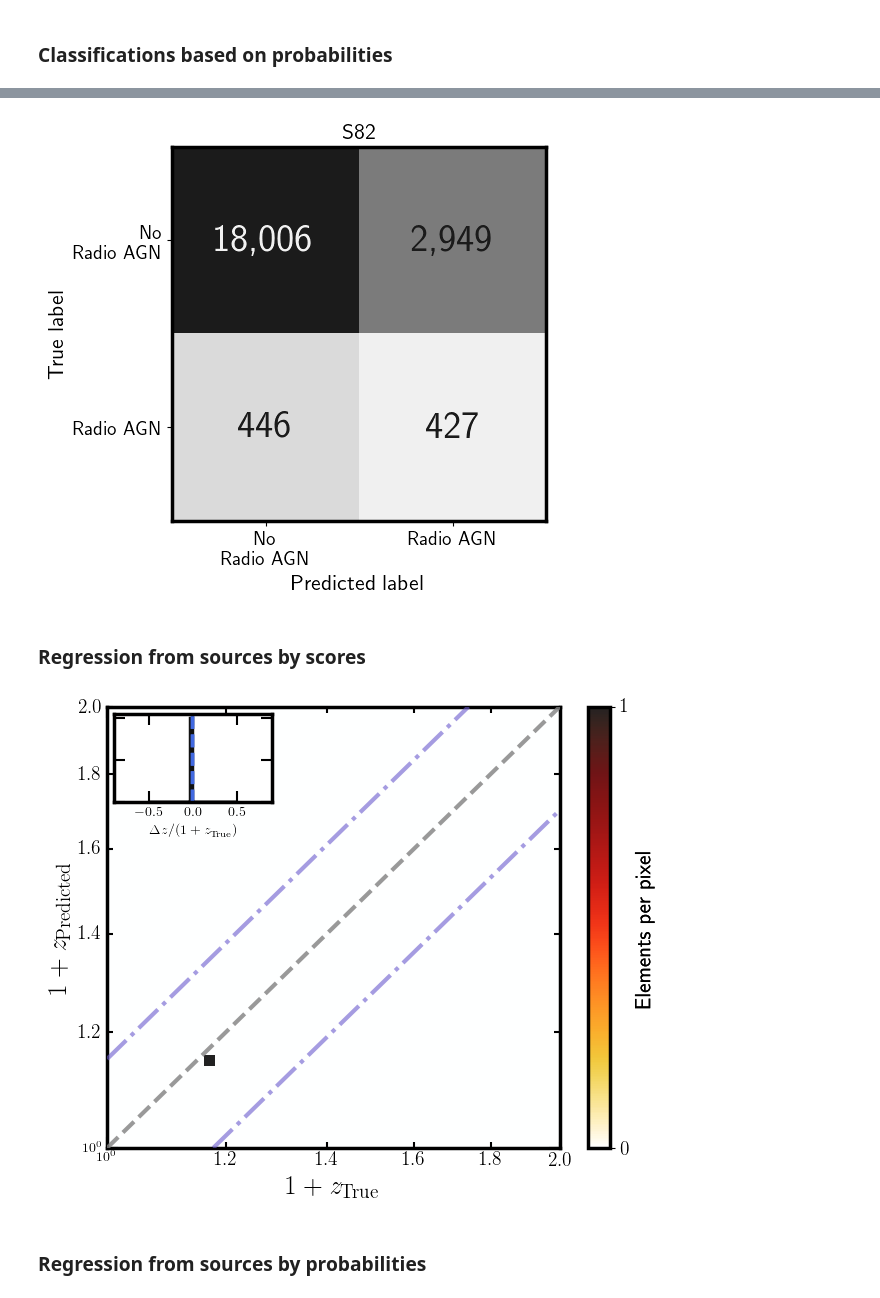
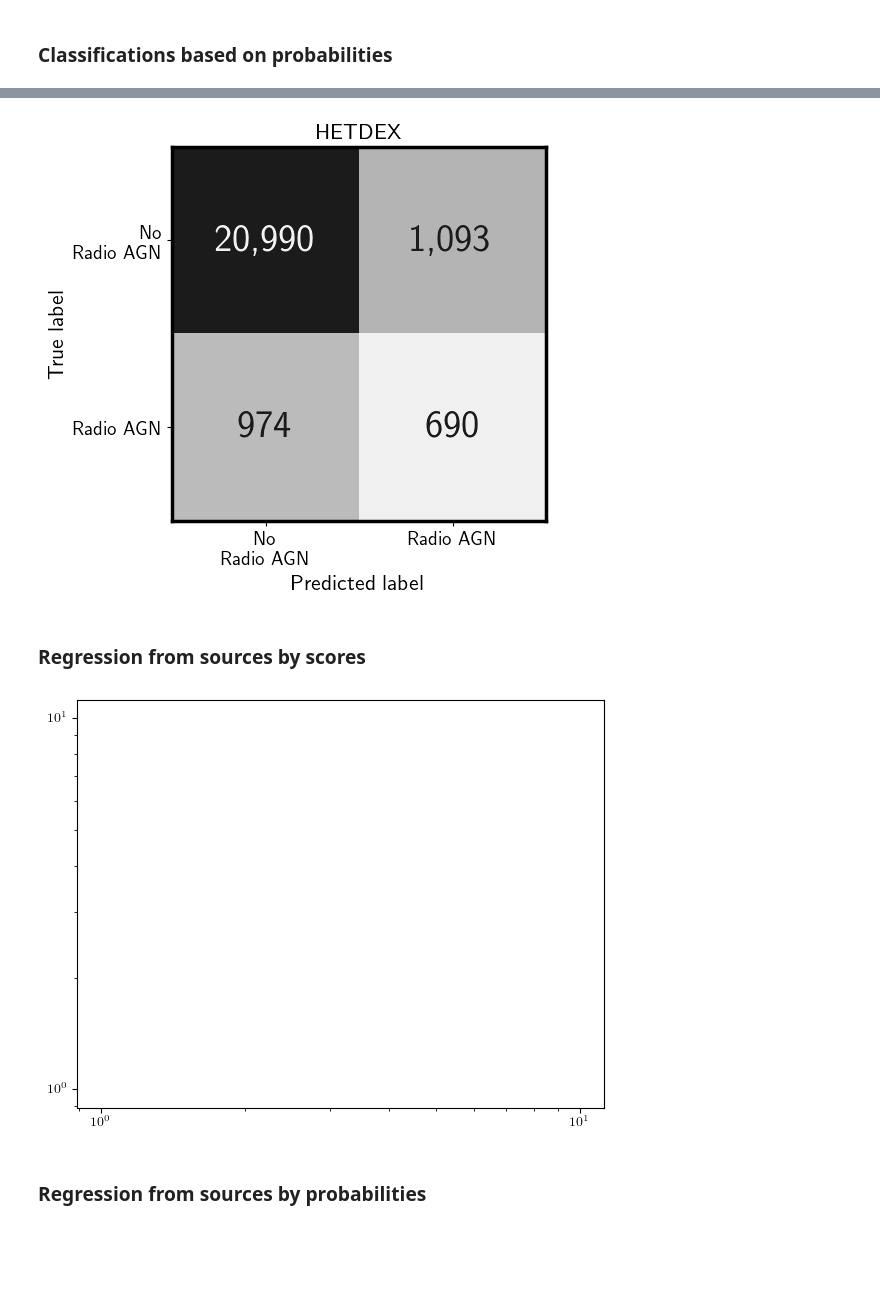
Before and after one commit to racarvajal/Pipeline_ML_6arcsec, a Jupyter notebook: ML_06.ipynb, the cells around one changed output, grey strips where cells are left out. Drawn from its saved outputs; the diff is of its cells as text; code cells hidden in the pictures; blank space fills up the shorter version.

Commit message:
plot lum vs z. Use HETDEX validation

```diff
--- a/ML_06.ipynb
+++ b/ML_06.ipynb
@@ -210,7 +211,7 @@ compare_A17_flag    = True  # Compare with the results from Ananna et al., 2017
 metrics_hiz_AGN     = True  # Obtain metrics for z > 4.0 AGN in HETDEX
 save_indices_flag   = False
 # %%
-used_area           = 'S82'  # can be 'S82', 'HETDEX', 'COSMOS'
+used_area           = 'HETDEX'  # can be 'S82', 'HETDEX', 'COSMOS'
 HETDEX_subset       = 'Validation'  # Validation, Training, Test, Test+Train, 'Calibration'
 if used_area != 'HETDEX':
     HETDEX_subset   = ''
@@ -587,7 +600,7 @@ if use_zeroth_model:
     filter_non_str_p      = np.array(full_catalog_df.loc[:, 'pred_star'] == 0)
 elif not use_zeroth_model:
     filter_non_str_p      = np.ones_like(full_catalog_df.loc[:, 'class']).astype(bool)
-filter_radio_AGN_p        = full_catalog_df['pred_radio_AGN']
+filter_radio_AGN_p        = full_catalog_df.loc[:, 'pred_radio_AGN']
 filt_hiz_rAGN_p           = filter_radio_AGN_p * np.array(full_catalog_df.loc[:, 'pred_Z'] >= gv.high_z_limit)
 filter_AGN_p              = np.array(full_catalog_df.loc[:, 'pred_class'] == 1) & filter_non_str_p
 filter_radio_p            = np.array(full_catalog_df.loc[:, 'pred_radio'] == 1)
@@ -1565,20 +1581,23 @@ if save_plot_flag:
     plt.savefig(gv.plots_path + f'conf_matrix_radio_AGN_prob_{used_area}.pdf', bbox_inches='tight')
 plt.show()
 # %% [output]
-[figure, old version]
+[figure, new version]
 # %% [markdown]
 ### Regression from sources by scores
 # %%
-fig             = plt.figure(figsize=(6.8,5.3))
-ax1             = fig.add_subplot(111, projection='scatter_density', xscale='log', yscale='log')
-_ = gf.plot_redshift_compare(full_catalog_df.loc[filter_radio_AGN_p, 'Z'], full_catalog_df.loc[filter_radio_AGN_p, 'pred_Z'],\
-                      ax_pre=ax1, title=None, dpi=10, show_clb=True, log_stretch=False)
+try:
+    fig             = plt.figure(figsize=(6.8,5.3))
+    ax1             = fig.add_subplot(111, projection='scatter_density', xscale='log', yscale='log')
+    _ = gf.plot_redshift_compare(full_catalog_df.loc[filter_radio_AGN_p, 'Z'], full_catalog_df.loc[filter_radio_AGN_p, 'pred_Z'],\
+                          ax_pre=ax1, title=None, dpi=10, show_clb=True, log_stretch=False)
 
-if save_plot_flag:
-    plt.savefig(gv.plots_path + f'compare_redshift_{used_area}.pdf', bbox_inches='tight')
-plt.show()
+    if save_plot_flag:
+        plt.savefig(gv.plots_path + f'compare_redshift_{used_area}.pdf', bbox_inches='tight')
+    plt.show()
+except:
+    pass
 # %% [output]
-[figure, old version]
+[figure, new version]
 # %% [markdown]
 ### Regression from sources by probabilities
 # %%
```
Also changed, not shown: parts of 64 cells of this notebook.
